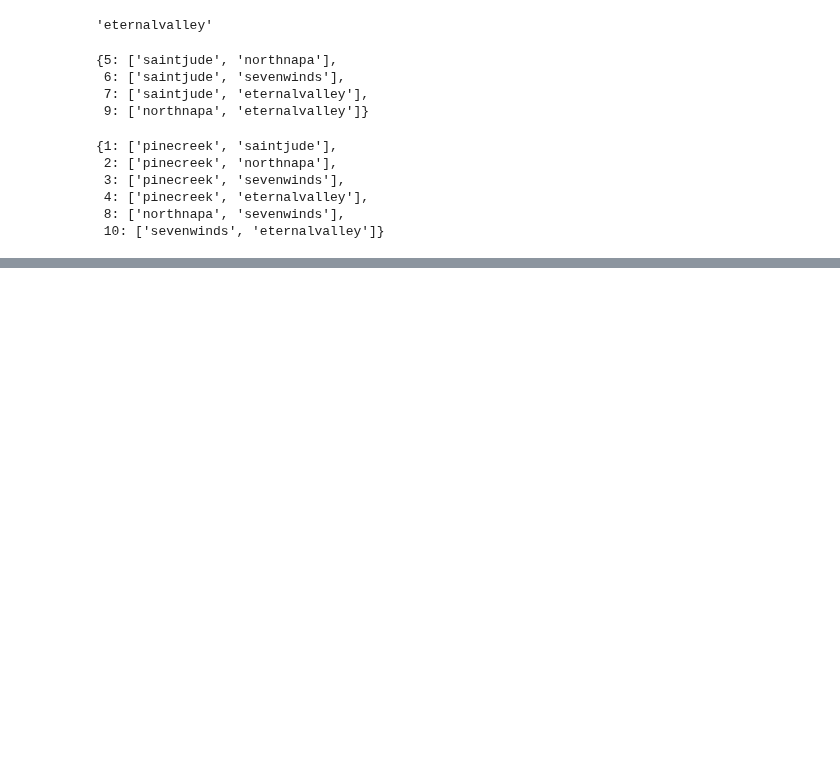
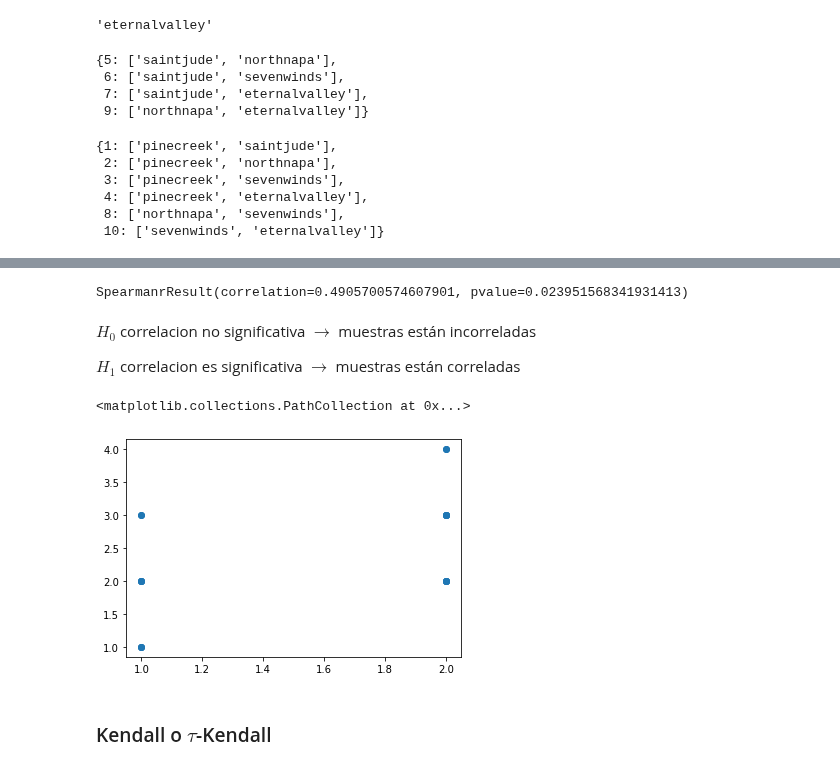
Before and after one commit to jsanz81/Bootcamp_Abril2023, a Jupyter notebook: 04_Estadística/06_TestHipotesis/07_KS_and_AD/03_clase_no_parametricos.ipynb, the cells around one changed output, grey strips where cells are left out. Drawn from its saved outputs; the diff is of its cells as text; code cells hidden in the pictures; blank space fills up the shorter version.

```diff
--- a/04_Estadística/06_TestHipotesis/07_KS_and_AD/03_clase_no_parametricos.ipynb
+++ b/04_Estadística/06_TestHipotesis/07_KS_and_AD/03_clase_no_parametricos.ipynb
@@ -344,0 +369,2 @@ Rechazados
+# %%
+forc=pd.read_csv('./Datos/forceps.csv')
@@ -344,0 +380,9 @@ Rechazados
+# %%
+spearmanr(forc.Forceps,forc.Resection)
+# %% [output]
+SpearmanrResult(correlation=0.4905700574607901, pvalue=0.023951568341931413)
+# %% [markdown]
+$H_0$ correlacion no significativa $\to$ muestras están incorreladas
+
+
+$H_1$ correlacion es significativa $\to$ muestras están correladas
@@ -344,0 +391,7 @@ Rechazados
+# %%
+plt.scatter(forc.Forceps,forc.Resection)
+# %% [output]
+<matplotlib.collections.PathCollection at 0x...>
+[figure, added]
+# %% [markdown]
+### Kendall o $\tau$-Kendall
```
Also changed, not shown: parts of 9 cells of this notebook.
